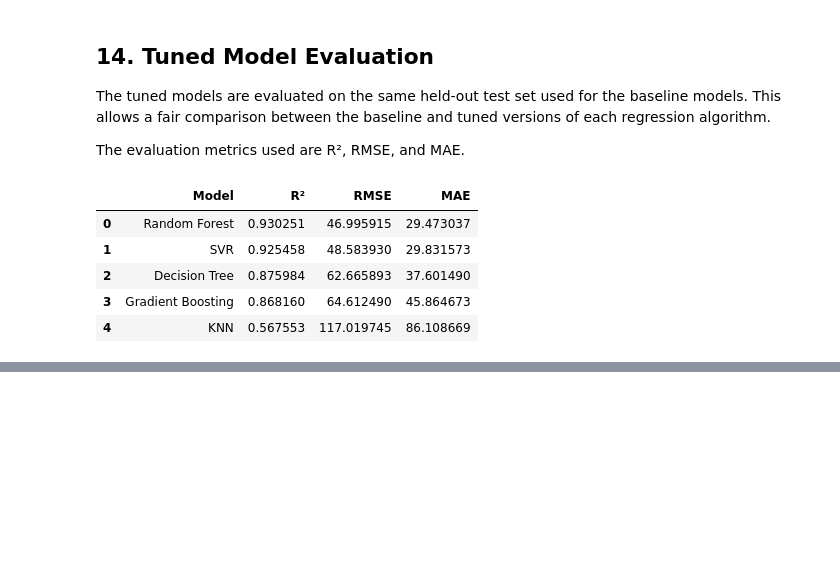
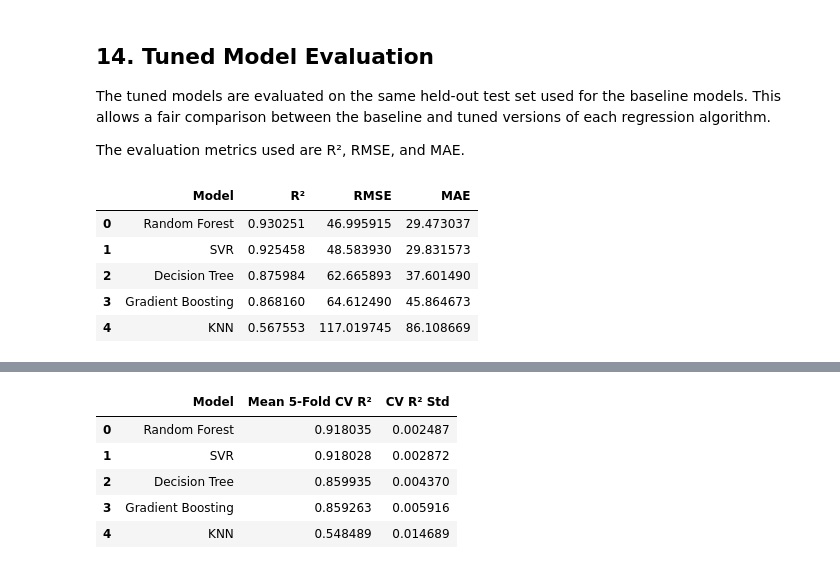
Before and after one commit to vaishnavit67/23cse301-ecommerce-ml-capstone, a Jupyter notebook: Notebooks/Regression.ipynb, the cells around one changed output, grey strips where cells are left out. Drawn from its saved outputs; the diff is of its cells as text; code cells hidden in the pictures; blank space fills up the shorter version.

```diff
--- a/Notebooks/Regression.ipynb
+++ b/Notebooks/Regression.ipynb
@@ -1911,0 +1948,27 @@ baseline_vs_tuned.sort_values(
+# %%
+# Perform 5-fold cross-validation for all models
+
+cv_results = []
+
+for model_name, model in all_models_for_cv.items():
+
+    cv_scores = cross_val_score(
+        model,
+        X_train,
+        y_train,
+        cv=cv,
+        scoring="r2",
+        n_jobs=-1
+    )
+
+    cv_results.append([
+        model_name,
+        cv_scores.mean(),
+        cv_scores.std()
+    ])
+
+    print(f"{model_name}")
+    print("Fold R² scores:", cv_scores)
+    print("Mean R²:", cv_scores.mean())
+    print("Standard Deviation:", cv_scores.std())
+    print("-" * 50)
@@ -1911,0 +1993,23 @@ baseline_vs_tuned.sort_values(
+# %%
+cv_results_df = pd.DataFrame(
+    cv_results,
+    columns=[
+        "Model",
+        "Mean 5-Fold CV R²",
+        "CV R² Std"
+    ]
+)
+
+cv_results_df = cv_results_df.sort_values(
+    by="Mean 5-Fold CV R²",
+    ascending=False
+).reset_index(drop=True)
+
+cv_results_df
+# %% [output]
+|  | Model | Mean 5-Fold CV R² | CV R² Std |
+| 0 | Random Forest | 0.918035 | 0.002487 |
+| 1 | SVR | 0.918028 | 0.002872 |
+| 2 | Decision Tree | 0.859935 | 0.004370 |
+| 3 | Gradient Boosting | 0.859263 | 0.005916 |
+| 4 | KNN | 0.548489 | 0.014689 |
```
Also changed, not shown: parts of 10 cells of this notebook.
